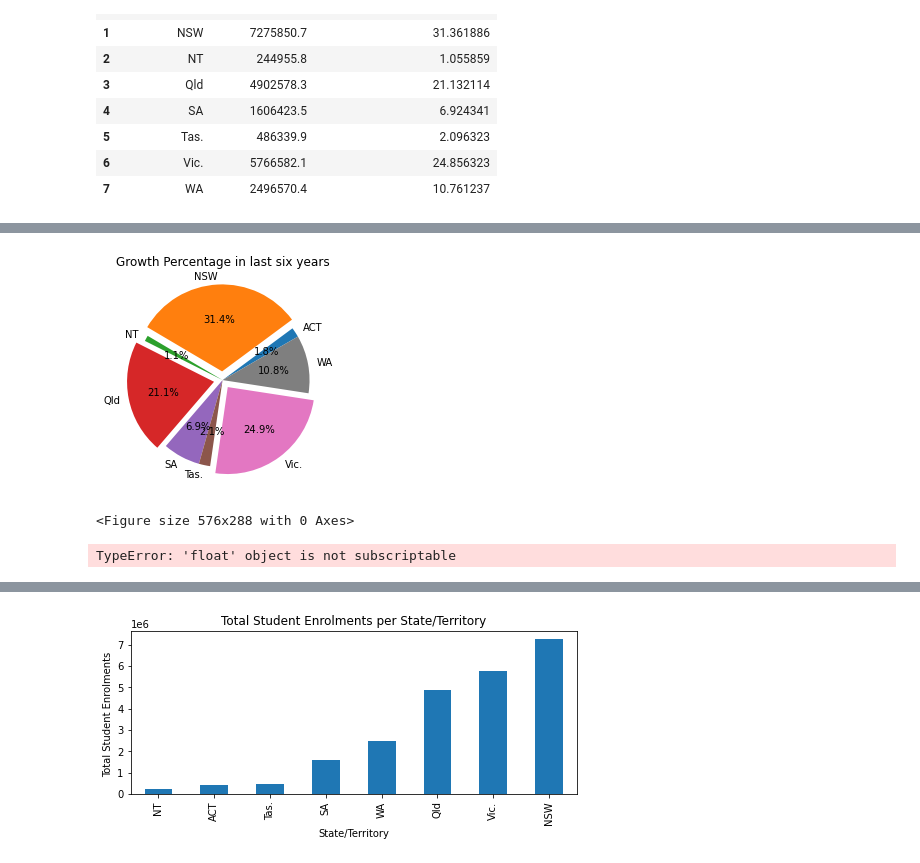
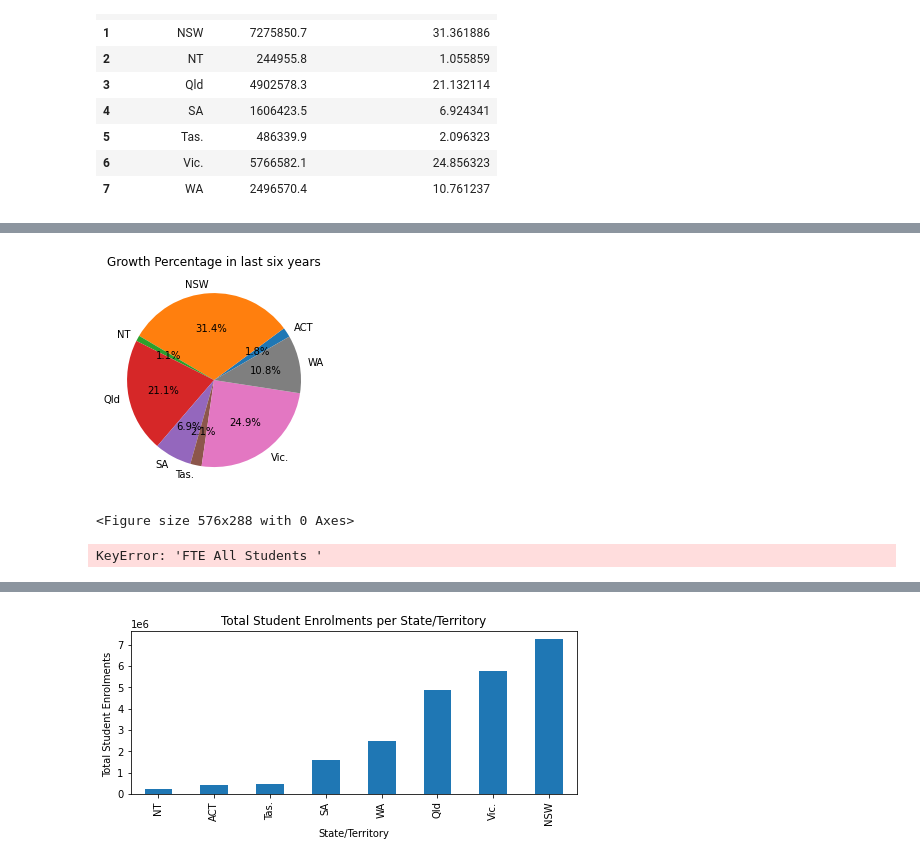
Before and after one commit to Jasjeet2021/Project-1, a Jupyter notebook: code.ipynb, the cells around one changed output, grey strips where cells are left out. Saved outputs shown, nothing was run; the diff lists cells and outputs as text; code cells hidden in the pictures.

```diff
--- a/code.ipynb
+++ b/code.ipynb
@@ -47,15 +47,13 @@ dtype: object
        #'FTE Aboriginal and Torres Strait Islander Students ',
        #'FTE Non-Indigenous Students ', 'FTE All Students ']]
 # %%
-# def func(x):
-   # if type(x) == float:
-     #   x = ' '
-    #return x.split(' ')[-1]
+ def func(x):
+    if type(x) == float:
+        x = ' '
+    return x.split(' ')[-1]
 # %%
-# my_list = ['State/Territory', 'Affiliation (Gov/Non-gov)',
-     #  'Affiliation (Gov/Cath/Ind)', 'FT/PT', 'Sex', 'School Level',
-     # 'National Report on Schooling (ANR) School Level', 'Year (Grade)']
+ my_list = ["State/Territory","Affiliation (Gov/Non-gov)", "Affiliation (Gov/Cath/Ind)", "FT/PT", "Sex", "School Level","National Report on Schooling (ANR) School Level","Year (Grade)"]
 # %%
-#for items in my_list:
-    #data_file1_df[items] = data_file1_df[items].apply(lambda x: func(x))
-#data_file1_df
+for items in my_list:
+    data_file1_df[items] = data_file1_df[items].apply(lambda x: func(x))
+data_file1_df
@@ -289,20 +413,20 @@ u
 # %%
 # Create a pie chart
 data = u["Percent growth in last six years"]
 labels = u["State/Territory"]
 explode = (0, 0.1, 0, 0.1, 0, 0, 0.1, 0)
-pie_plot = data.plot.pie(autopct="%1.1f%%", explode = explode, startangle=30, labels = labels, title='Growth Percentage in last six years')
+pie_plot = data.plot.pie(autopct="%1.1f%%", startangle=30, labels = labels, title='Growth Percentage in last six years')
 pie_plot.set_ylabel('')
 fig = plt.figure(figsize=(8,4))
 # %% [output]
-[figure, old version]
+[figure, new version]
 <Figure size 576x288 with 0 Axes>
 # %%
-Sum_of_all_enrolments = u["FTE All Students "].sum()
-percent = x["FTE All Students "]/Sum_of_all_enrolments*100
-percent
+#Sum_of_all_enrolments = u["FTE All Students "].sum()
+#percent = x["FTE All Students "]/Sum_of_all_enrolments*100
+#percent
 # %% [output]
-TypeError: 'float' object is not subscriptable
+KeyError: 'FTE All Students '
 # %%
 print(Sum_of_all_enrolments)
 for students in u:
```
Also changed, not shown: parts of 20 cells of this notebook.
